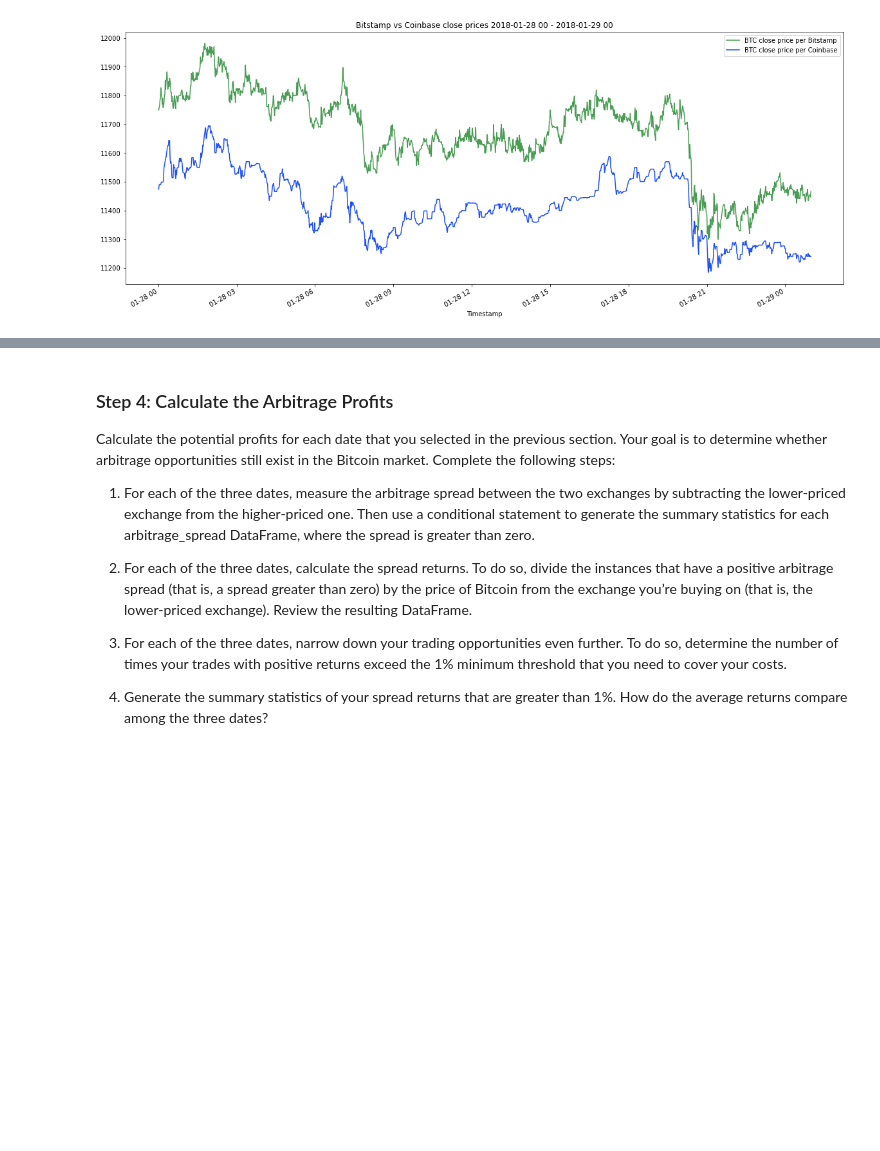
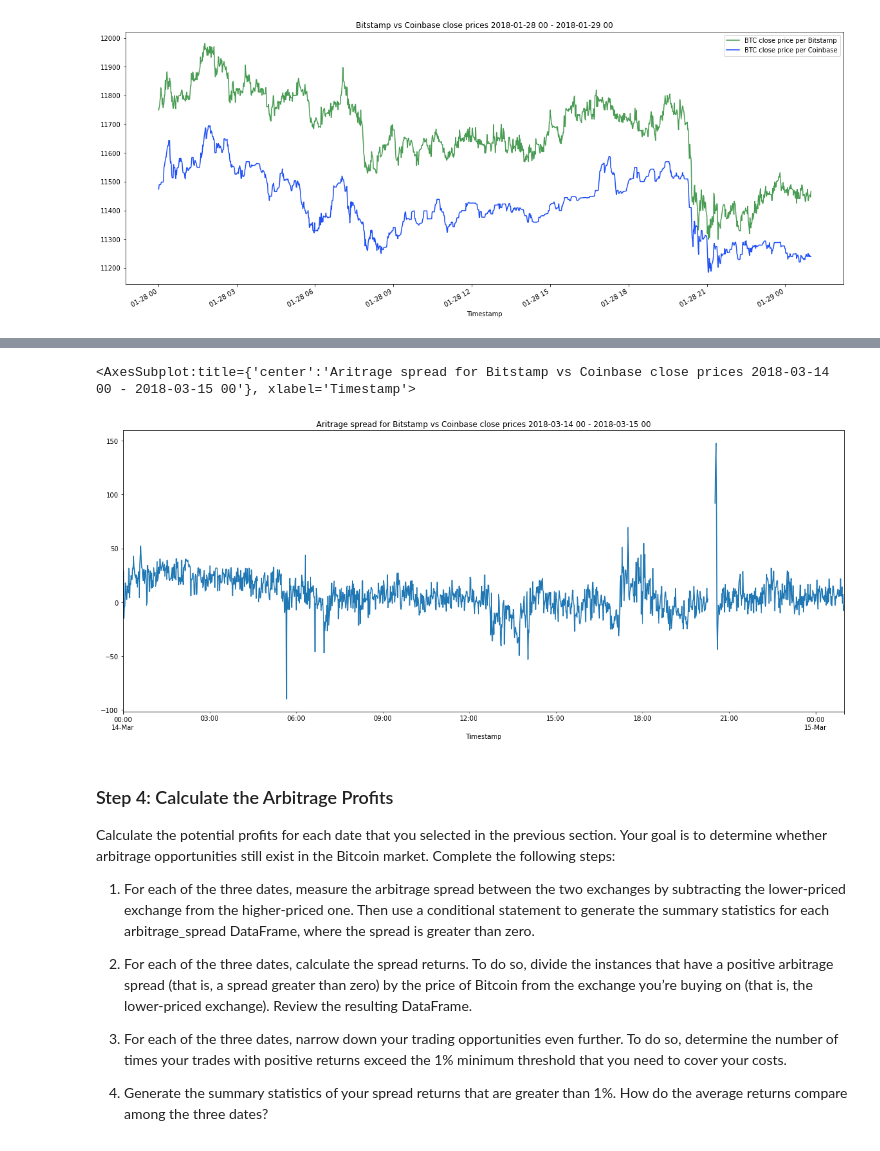
Before and after one commit to phodsman/Cryptocurrency-Arbitrage-Opportunity-Analyzer, a Jupyter notebook: crypto_arbitrage.ipynb, the cells around one changed output, grey strips where cells are left out. Drawn from its saved outputs; the diff is of its cells as text; code cells hidden in the pictures; blank space fills up the shorter version.

```diff
--- a/crypto_arbitrage.ipynb
+++ b/crypto_arbitrage.ipynb
@@ -251,0 +272,7 @@ arbitrage_spread_late = # YOUR CODE HERE
+# %%
+# Calculates the arbitrage spread for the later date under examination
+arbitrage_spread_late = arbitrage_spread_for_date_range(bitstamp_sliced, coinbase_sliced, late_date_start, late_date_end)
+
+# Generate summary statistics for the late DataFrame
+print(f"Summary statistics of the arbitrage spread for {late_date_start} - {late_date_end}:")
+arbitrage_spread_late.describe()
@@ -252,3 +290,9 @@ arbitrage_spread_late = # YOUR CODE HERE
+# %%
+# Plots the arbitrage range for the later date under examination
+arbitrage_spread_late.plot(figsize=(20,8), title=f"Arbitrage spread for Bitstamp vs Coinbase close prices {late_date_start} - {late_date_end}")
+# %% [output]
+<AxesSubplot:title={'center':'Aritrage spread for Bitstamp vs Coinbase close prices 2018-03-14 00 - 2018-03-15 00'}, xlabel='Timestamp'>
+[figure, added]
 # %% [markdown]
 ### Step 4: Calculate the Arbitrage Profits
 
```
Also changed, not shown: parts of 16 cells of this notebook, 1 other file.
